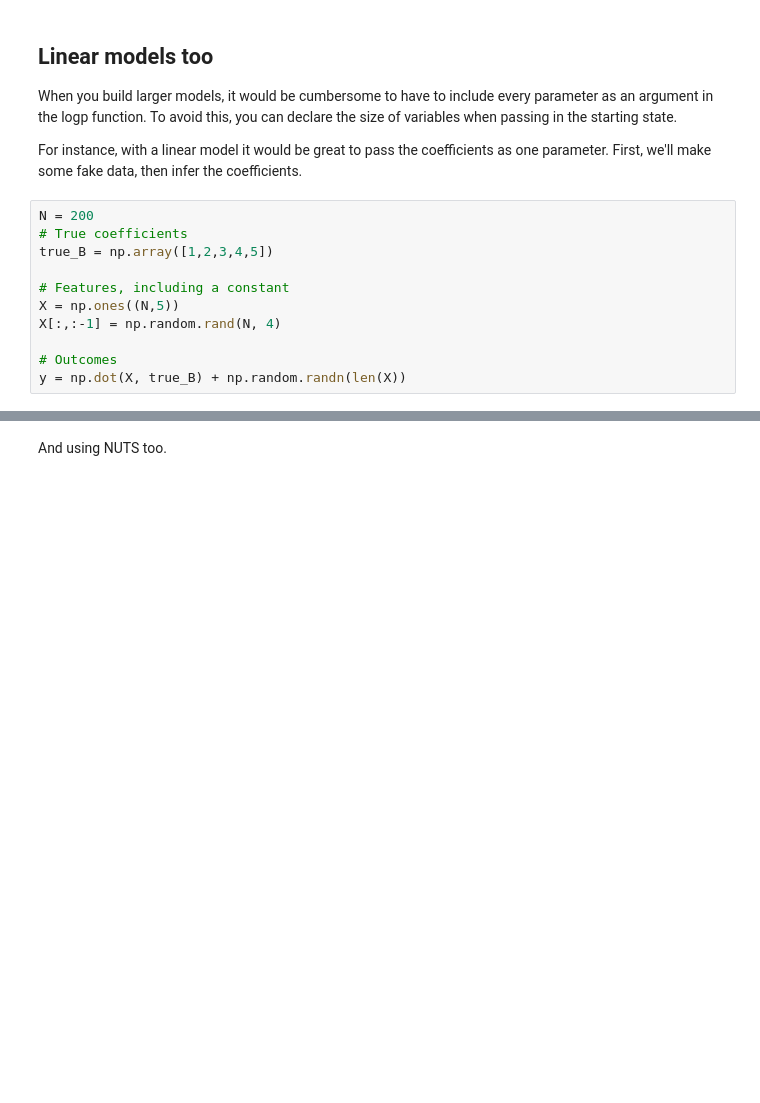
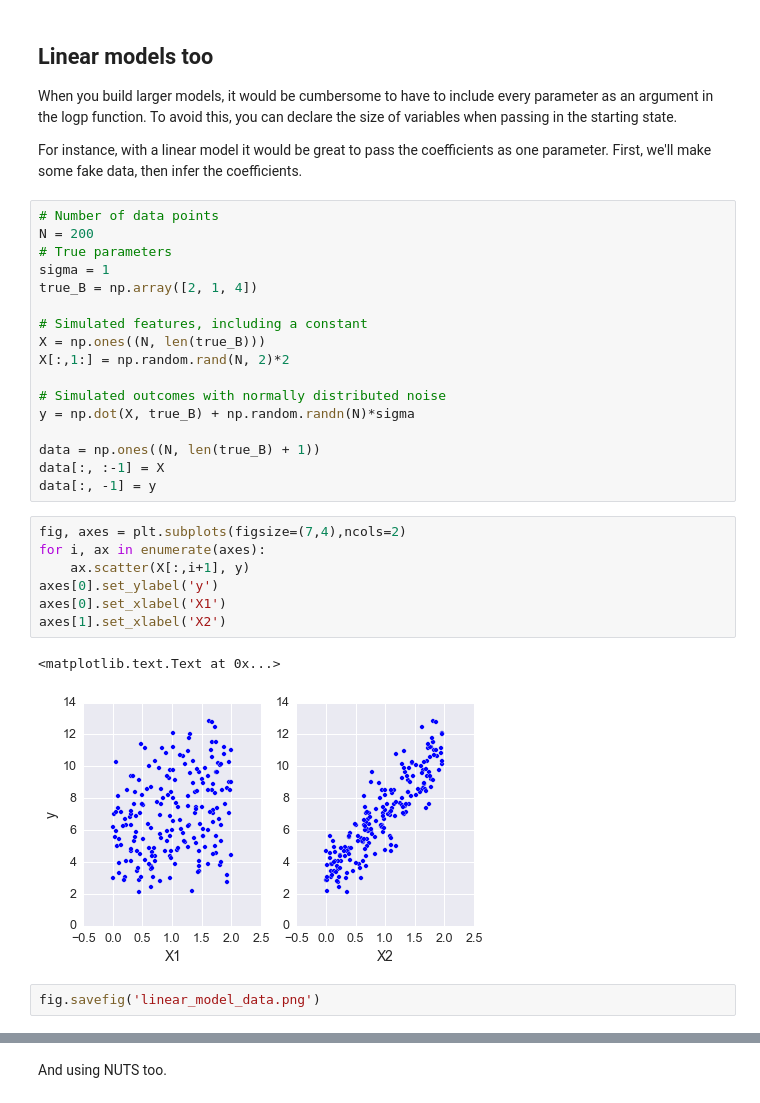
Before and after one commit to mcleonard/sampyl, a Jupyter notebook: Examples.ipynb, the cells around one changed output, grey strips where cells are left out. Cells and saved outputs as stored; diff of their text form; blank space fills up the shorter version.

```diff
--- a/Examples.ipynb
+++ b/Examples.ipynb
@@ -174,14 +174,32 @@ When you build larger models, it would be cumbersome to have to include every pa
 
 For instance, with a linear model it would be great to pass the coefficients as one parameter. First, we'll make some fake data, then infer the coefficients.
 # %%
+# Number of data points
 N = 200
-# True coefficients
-true_B = np.array([1,2,3,4,5])
+# True parameters
+sigma = 1
+true_B = np.array([2, 1, 4])
 
-# Features, including a constant
-X = np.ones((N,5))
-X[:,:-1] = np.random.rand(N, 4)
+# Simulated features, including a constant
+X = np.ones((N, len(true_B)))
+X[:,1:] = np.random.rand(N, 2)*2
 
-# Outcomes
-y = np.dot(X, true_B) + np.random.randn(len(X))
+# Simulated outcomes with normally distributed noise
+y = np.dot(X, true_B) + np.random.randn(N)*sigma
+
+data = np.ones((N, len(true_B) + 1))
+data[:, :-1] = X
+data[:, -1] = y
+# %%
+fig, axes = plt.subplots(figsize=(7,4),ncols=2)
+for i, ax in enumerate(axes):
+    ax.scatter(X[:,i+1], y)
+axes[0].set_ylabel('y')
+axes[0].set_xlabel('X1')
+axes[1].set_xlabel('X2')
+# %% [output]
+<matplotlib.text.Text at 0x...>
+[figure, added]
+# %%
+fig.savefig('linear_model_data.png')
 # %%
```
Also changed, not shown: parts of 11 cells of this notebook, 13 other files.
